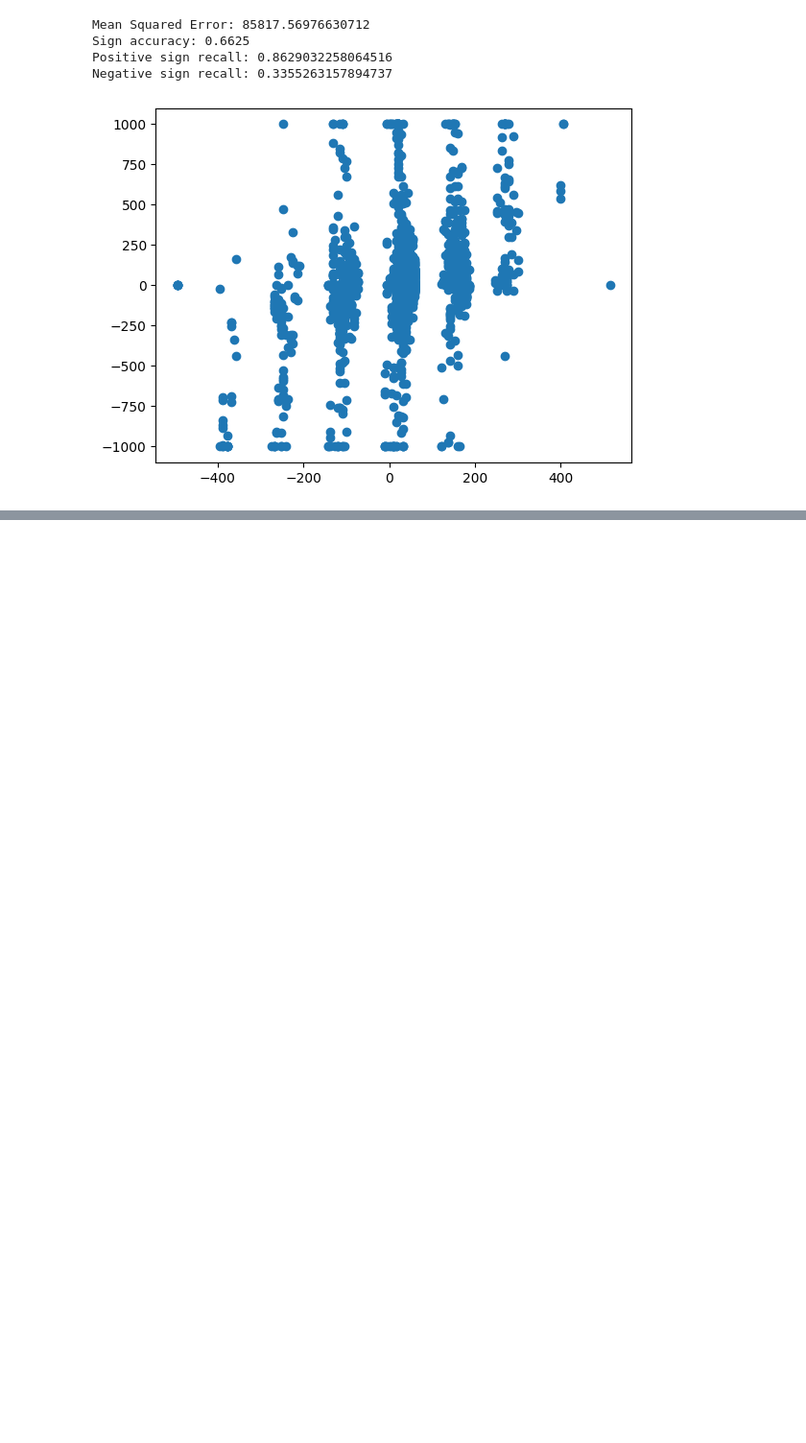
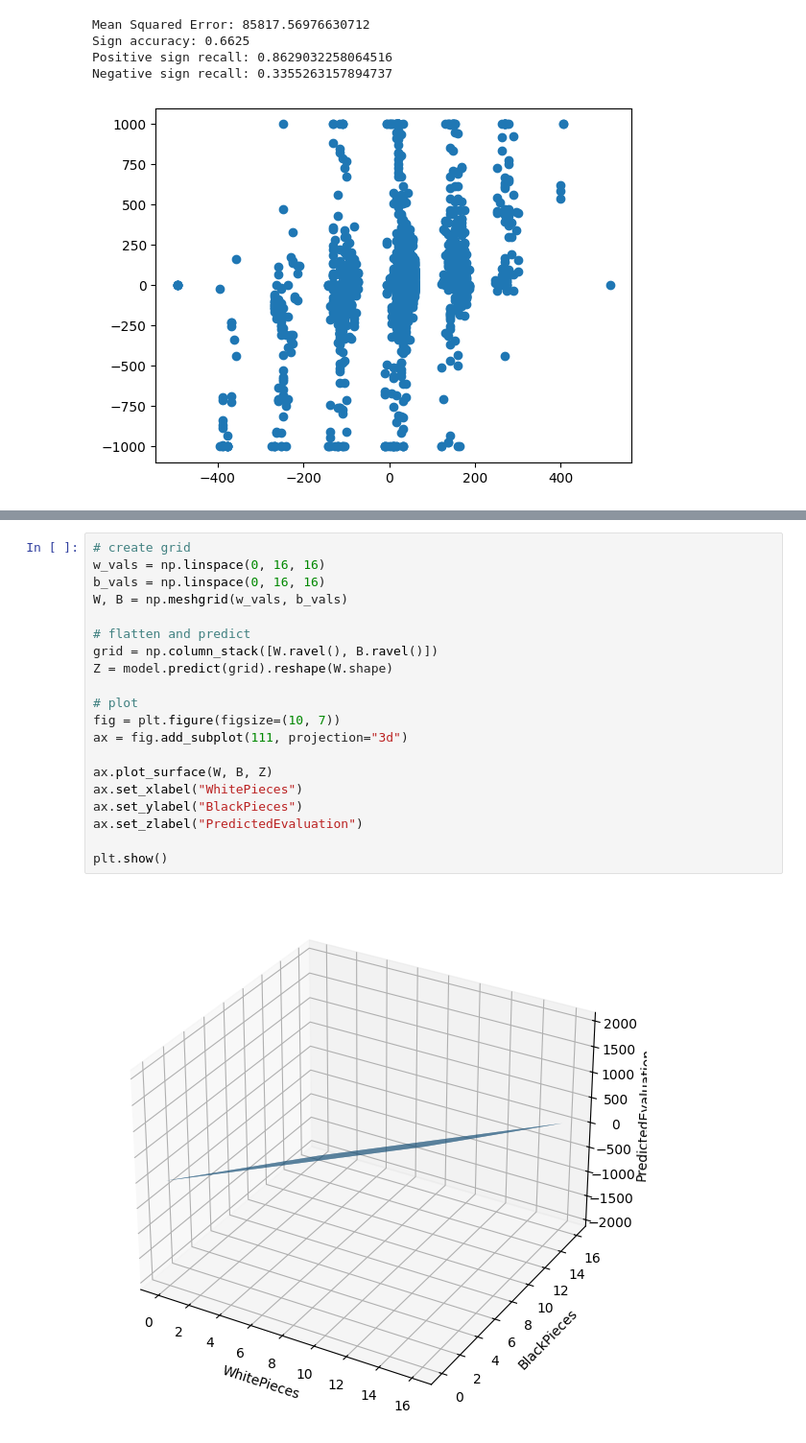
Before and after one commit to NatanSisoev/Chess-ML-Evaluator, a Jupyter notebook: main.ipynb, the cells around one changed output, grey strips where cells are left out. Shown at 96% size. Cells and saved outputs as stored; diff of their text form; blank space fills up the shorter version.

```diff
--- a/main.ipynb
+++ b/main.ipynb
@@ -114,0 +242,22 @@ Negative sign recall: 0.3355263157894737
+# %%
+# create grid
+w_vals = np.linspace(0, 16, 16)
+b_vals = np.linspace(0, 16, 16)
+W, B = np.meshgrid(w_vals, b_vals)
+
+# flatten and predict
+grid = np.column_stack([W.ravel(), B.ravel()])
+Z = model.predict(grid).reshape(W.shape)
+
+# plot
+fig = plt.figure(figsize=(10, 7))
+ax = fig.add_subplot(111, projection="3d")
+
+ax.plot_surface(W, B, Z)
+ax.set_xlabel("WhitePieces")
+ax.set_ylabel("BlackPieces")
+ax.set_zlabel("PredictedEvaluation")
+
+plt.show()
+# %% [output]
+[figure, added]
```
Also changed, not shown: parts of 26 cells of this notebook.
